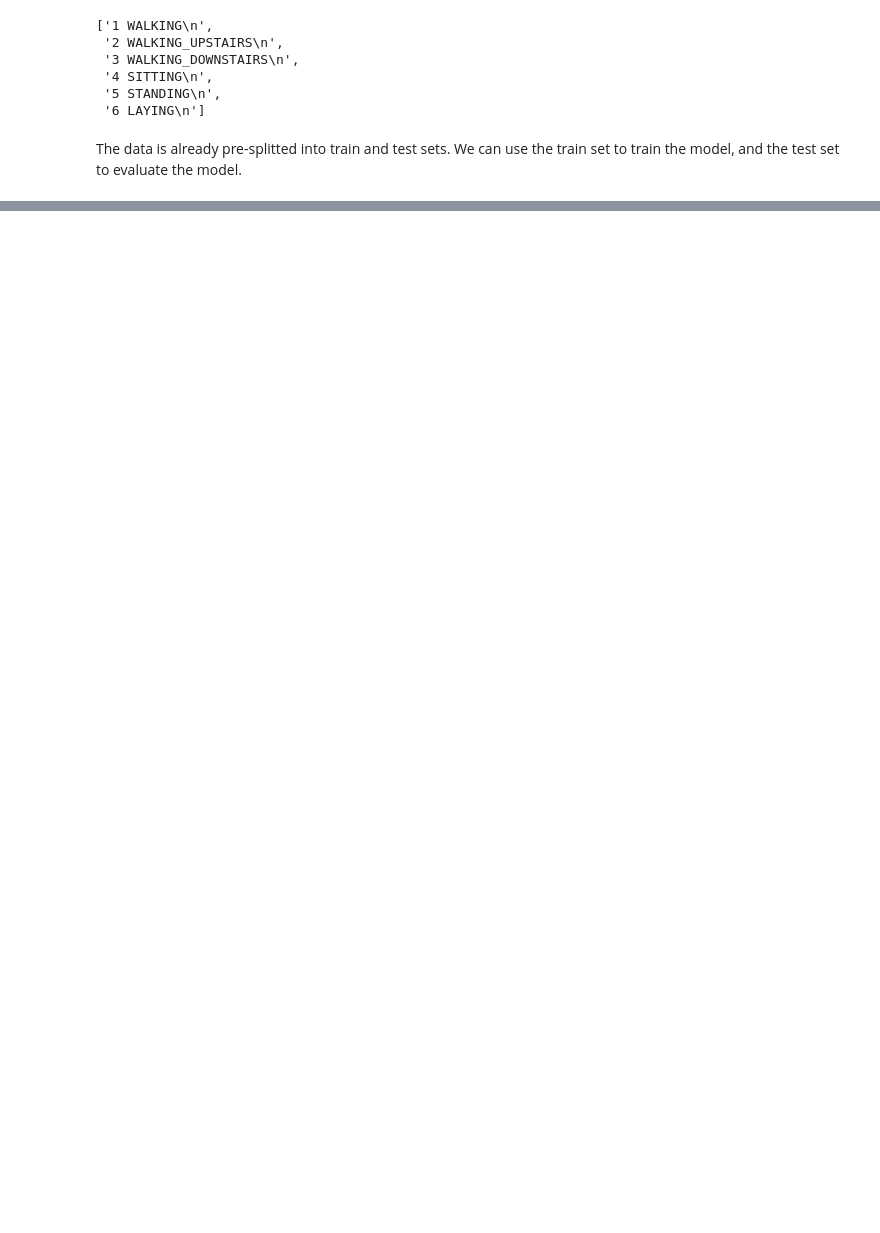
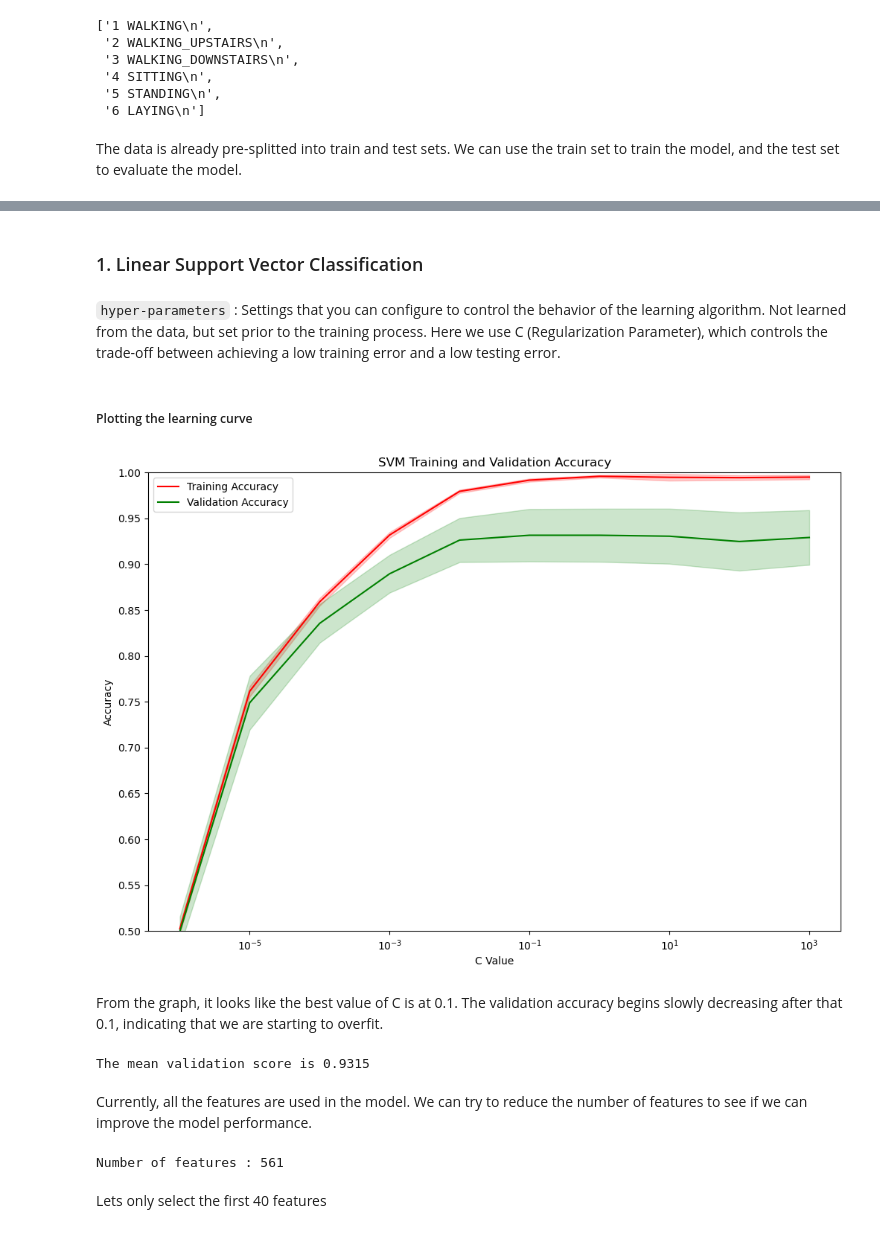
Before and after one commit to maishuji/ml-edge-build-ml-models-python, a Jupyter notebook: activity_recognition.ipynb, the cells around one changed output, grey strips where cells are left out. Drawn from its saved outputs; the diff is of its cells as text; code cells hidden in the pictures; blank space fills up the shorter version.

Commit message:
Add SVC, GSVC and Decision tree models

```diff
--- a/activity_recognition.ipynb
+++ b/activity_recognition.ipynb
@@ -108,0 +125,3 @@ ParserError: Error tokenizing data. C error: Expected 662 fields in line 28, saw
+# %%
+y_train = pd.read_csv(f"{dataset_path}/Train/y_train.txt", header = None, sep = " ", names = ['Activity_id'])
+y_train
@@ -108,0 +174,69 @@ ParserError: Error tokenizing data. C error: Expected 662 fields in line 28, saw
+# %% [markdown]
+### 1. Linear Support Vector Classification
+# %% [markdown]
+`hyper-parameters` : Settings that you can configure to control the behavior of the learning algorithm. Not learned from the data, but set prior to the training process.
+Here we use C (Regularization Parameter), which controls the trade-off between achieving a low training error and a low testing error.
+# %%
+from sklearn.svm import LinearSVC # Support Vector Classifier
+from sklearn.model_selection import validation_curve  # Validation Curve
+
+# Yper-parameter C
+C_params = np.logspace(-6, 3, 10)
+
+# Declare the classfier
+clf_svc = LinearSVC(random_state = 7) # set the seed for random number to 7 (for reproducibility)
+
+# Compute training and test scores for varying parameter values
+train_scores, val_scores = validation_curve(
+    clf_svc, X_train, y_train.values.flatten(),
+    param_name = "C", param_range = C_params,
+    cv = 5, scoring = "accuracy", n_jobs = -1
+)
+# %% [markdown]
+##### Plotting the learning curve
+# %%
+def plot_accuracy(train_scores, val_scores, C_params):
+    train_scores_mean = np.mean(train_scores, axis=1)
+    train_scores_std = np.std(train_scores, axis=1)
+    val_scores_mean = np.mean(val_scores, axis=1)
+    val_scores_std = np.std(val_scores, axis=1)
+
+    # To better visualize the plot, we set the y-axis limits
+    y_min = 0.5
+    y_max = 1.0
+
+    f = plt.figure(figsize = (12, 8))
+    ax = plt.axes()
+    plt.title("SVM Training and Validation Accuracy")
+    plt.xlabel("C Value")
+    plt.ylabel("Accuracy")
+    plt.ylim(y_min, y_max)
+    plt.yticks(np.arange(y_min, y_max + .01, .05))
+    plt.semilogx(C_params, train_scores_mean, label = "Training Accuracy", color = "red")
+    plt.fill_between(C_params, train_scores_mean - train_scores_std,
+                     train_scores_mean + train_scores_std, alpha = 0.2, color = "red")
+    plt.semilogx(C_params, val_scores_mean, label = "Validation Accuracy",
+                 color = "green")
+    plt.fill_between(C_params, val_scores_mean - val_scores_std,
+                     val_scores_mean + val_scores_std, alpha = 0.2, color = "green")
+    plt.legend(loc = "best")
+
+    plt.show()
+
+plot_accuracy(train_scores, val_scores, C_params)
+# %% [output]
+[figure, added]
+# %% [markdown]
+From the graph, it looks like the best value of C is at 0.1. The validation accuracy begins slowly decreasing after that 0.1, indicating that we are starting to overfit.
+# %%
+print("The mean validation score is {:.4f}".format(np.max(np.mean(val_scores, axis=1))))
+# %% [output]
+The mean validation score is 0.9315
+# %% [markdown]
+Currently, all the features are used in the model. We can try to reduce the number of features to see if we can improve the model performance.
+# %%
+print(f"Number of features : {len(features)}")
+# %% [output]
+Number of features : 561
+# %% [markdown]
+Lets only select the first 40 features
```
Also changed, not shown: parts of 22 cells of this notebook.
